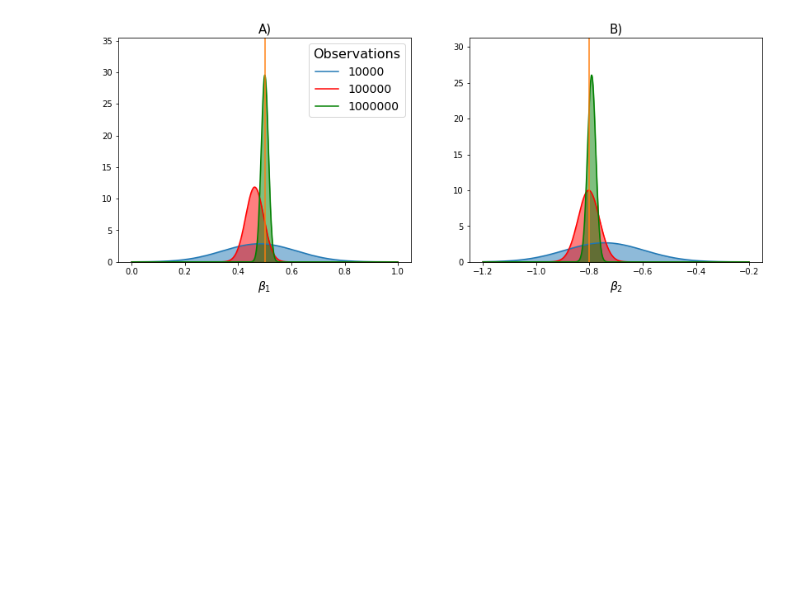
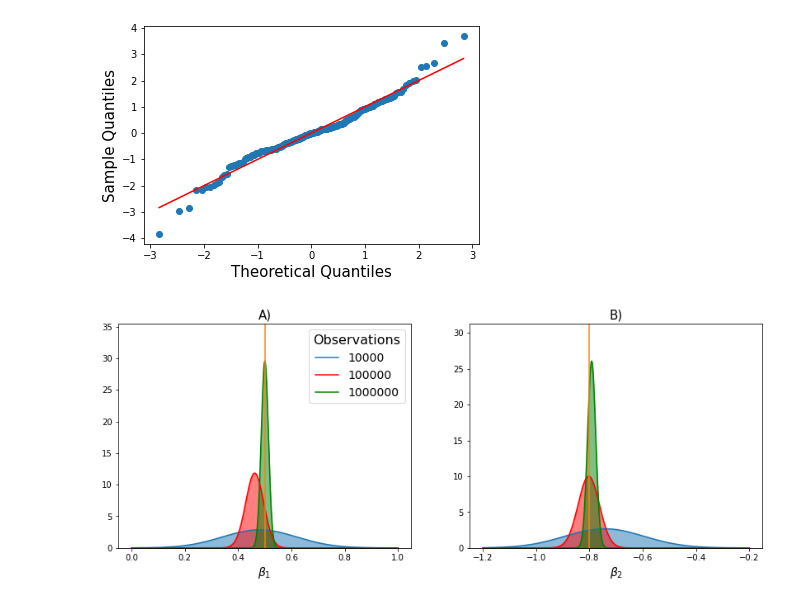
Before and after one commit to ctorney/mssf-vi, a Jupyter notebook: Figures/Figure_2.ipynb, the cells around one changed output. Cells and saved outputs as stored; diff of their text form; code cells hidden in the pictures; blank space fills up the shorter version.

```diff
--- a/Figures/Figure_2.ipynb
+++ b/Figures/Figure_2.ipynb
@@ -11,3 +11,7 @@ tfd = tfp.distributions
 tfb = tfp.bijectors
 
 np.set_printoptions(suppress=True)
+# %%
+# Load data
+dat=pd.read_csv("Z_score.csv")
+dat.head()
@@ -14,3 +25,28 @@ np.set_printoptions(suppress=True)
+# %%
+# Sort the values
+dat=dat.sort_values(by=["Z_score"])
+
+#Rank from the lowest to highest
+dat["Rank"]=np.arange(1,221,1)
+
+# Calculate the percentiles
+dat["Percentiles"]=(dat["Rank"]-0.5)/220
+
+# Calculate theoretical quantiles
+dat["Theoretical_Z"]=stats.norm.ppf(dat["Percentiles"])
+
+# Calculate Sample quantiles
+dat["Sample_Z"]=(dat["Z_score"]-np.mean(dat["Z_score"]))/np.std(dat["Z_score"])
+# %%
+# Plotting QQ-plot
+plt.plot(dat["Theoretical_Z"],dat["Sample_Z"],"o")
+plt.plot(dat["Theoretical_Z"],dat["Theoretical_Z"]*1 + 0,color="r")
+plt.xlabel("Theoretical Quantiles",fontsize=15)
+plt.ylabel("Sample Quantiles",fontsize=15)
+plt.savefig("QQ-plot.png")
+plt.show()
+# %% [output]
+[figure, added]
 # %%
 # Plotting probability density of 10000,100000,1000000
 x = np.arange(0,1.0,0.001)
```
Also changed, not shown: parts of 1 cell of this notebook.
